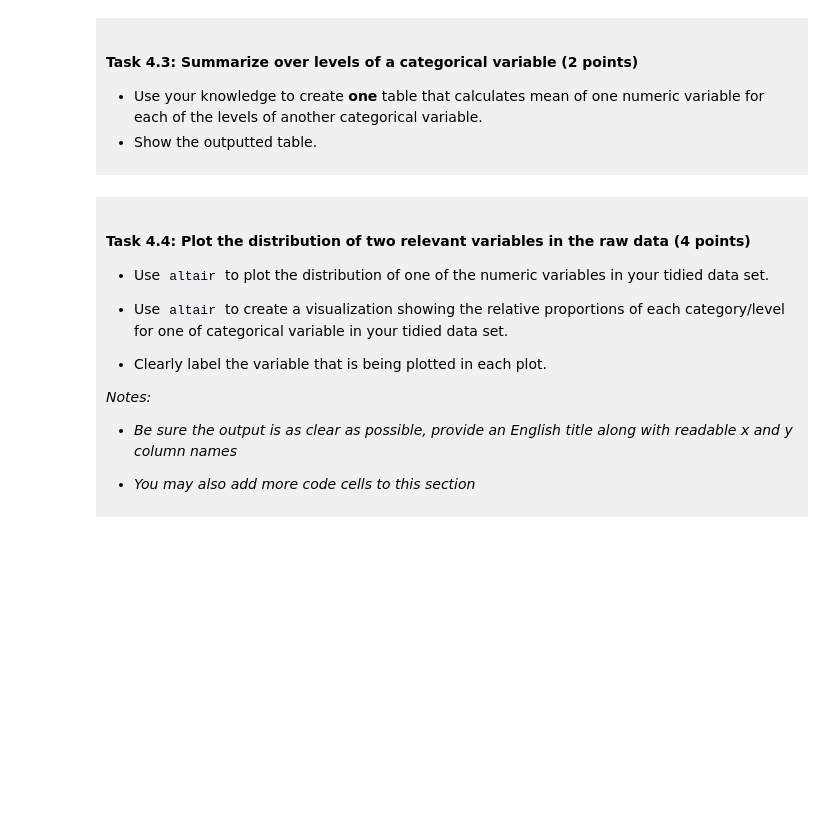
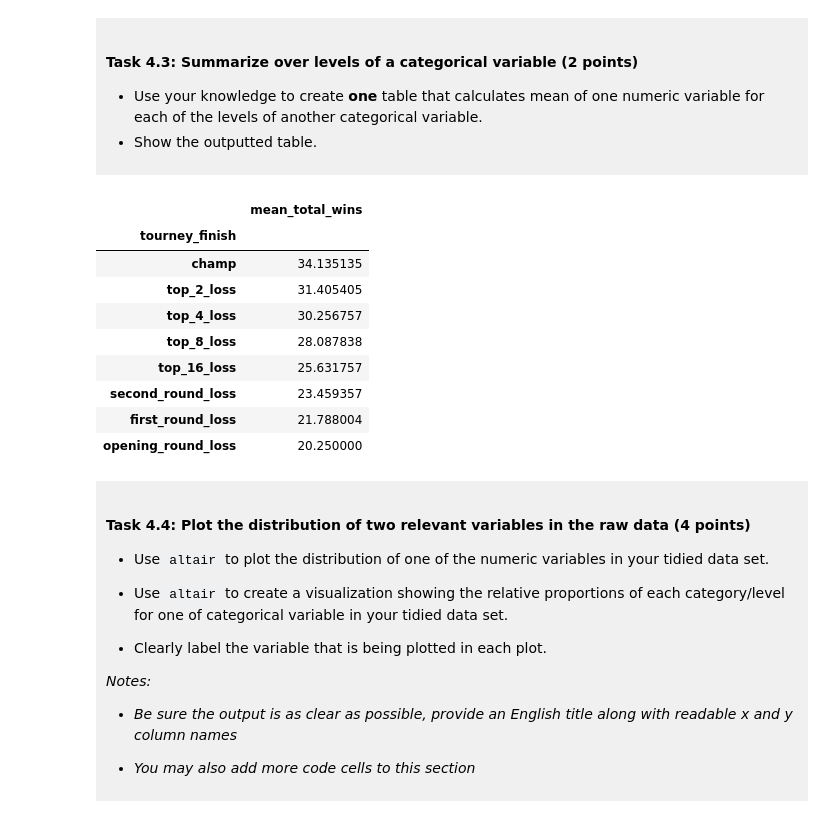
Before and after one commit to EsiFan/dsci-100-project-bardiya-momen-abadi, a Jupyter notebook: dsci-100-project-notebook.ipynb, the cells around one changed output. Drawn from its saved outputs; the diff is of its cells as text; code cells hidden in the pictures; blank space fills up the shorter version.

```diff
--- a/dsci-100-project-notebook.ipynb
+++ b/dsci-100-project-notebook.ipynb
@@ -263,7 +290,24 @@ You will refine your research question (if needed) and produce a tidy data set.
 - Show the outputted table.
 </div>
 # %%
-### EDIT THIS CODE CELL ###
+mean_table = (wncaa_data.
+              groupby('tourney_finish')['total_wins'].
+              mean().
+              sort_values(ascending=False).
+              to_frame(name='mean_total_wins'))
+
+mean_table
+# %% [output]
+|  | mean_total_wins |
+| tourney_finish |  |
+| champ | 34.135135 |
+| top_2_loss | 31.405405 |
+| top_4_loss | 30.256757 |
+| top_8_loss | 28.087838 |
+| top_16_loss | 25.631757 |
+| second_round_loss | 23.459357 |
+| first_round_loss | 21.788004 |
+| opening_round_loss | 20.250000 |
 # %% [markdown]
 <div style="background-color: #f0f0f0; padding: 10px;">
 
```
Also changed, not shown: parts of 11 cells of this notebook.
